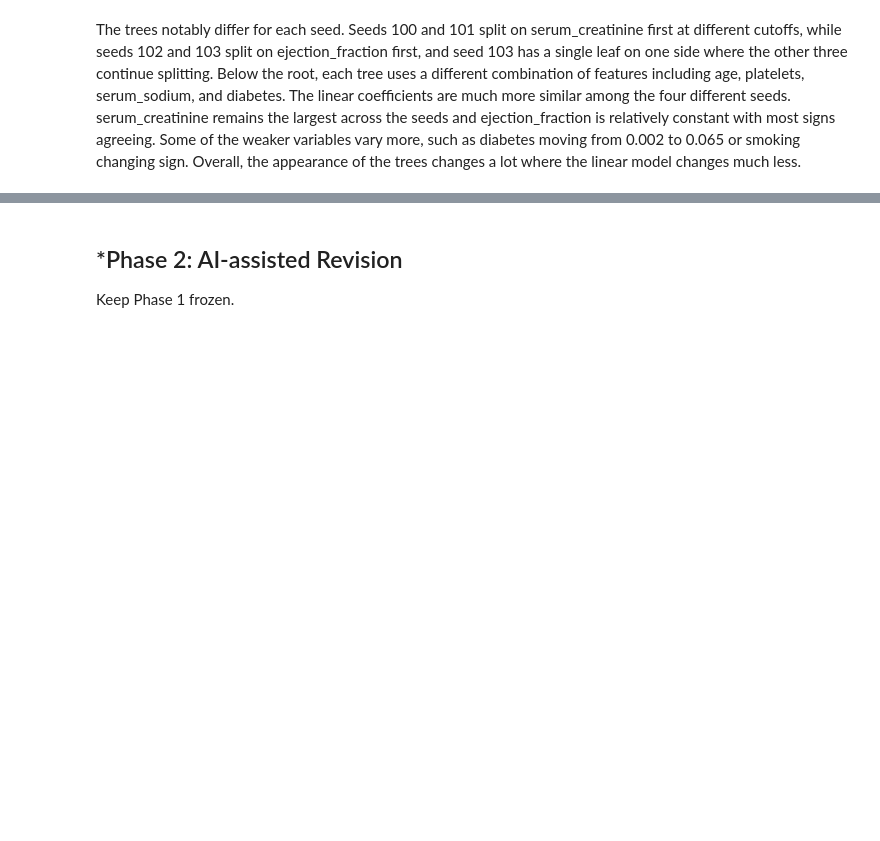
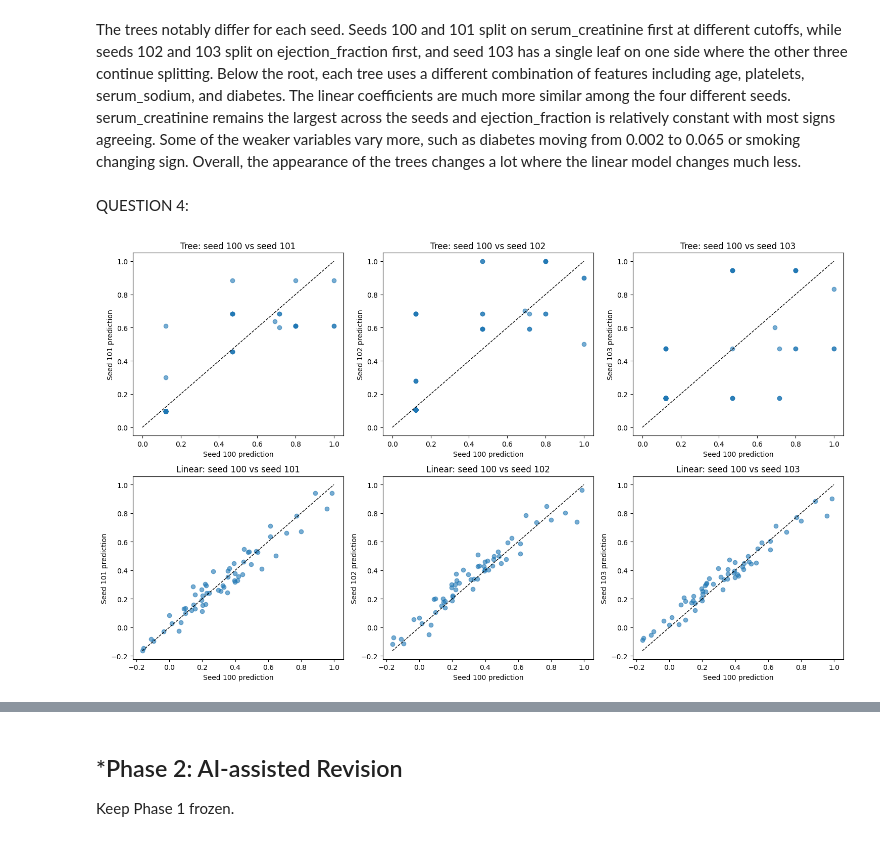
Before and after one commit to willhk10-uva/L03-tree-stability, a Jupyter notebook: L03.ipynb, the cells around one changed output, grey strips where cells are left out. Saved outputs shown, nothing was run; the diff lists cells and outputs as text; code cells hidden in the pictures; blank space fills up the shorter version.

```diff
--- a/L03.ipynb
+++ b/L03.ipynb
@@ -37,5 +40,9 @@ import pandas as pd
 # %%
-df = pd.read_csv('./heart_failure_clinical_records_dataset.csv')
+import os
+
+if not os.path.exists('L03-tree-stability'):
+    !git clone https://github.com/willhk10-uva/L03-tree-stability.git
+df = pd.read_csv('/content/L03-tree-stability/data/heart_failure/heart_failure_clinical_records_dataset.csv')
 print(df.head())
 print(df.dtypes)
 print(df.isnull().sum())
@@ -179,3 +186,20 @@ pd.DataFrame({sd: m.coef_ for sd, m in zip(seeds, linears)}, index=features).rou
 | smoking | 0.028 | -0.002 | 0.028 | 0.030 |
 # %% [markdown]
 The trees notably differ for each seed. Seeds 100 and 101 split on serum_creatinine first at different cutoffs, while seeds 102 and 103 split on ejection_fraction first, and seed 103 has a single leaf on one side where the other three continue splitting. Below the root, each tree uses a different combination of features including age, platelets, serum_sodium, and diabetes. The linear coefficients are much more similar among the four different seeds. serum_creatinine remains the largest across the seeds and ejection_fraction is relatively constant with most signs agreeing. Some of the weaker variables vary more, such as diabetes moving from 0.002 to 0.065 or smoking changing sign. Overall, the appearance of the trees changes a lot where the linear model changes much less.
+# %% [markdown]
+QUESTION 4:
+# %%
+fig, axes = plt.subplots(2, 3, figsize=(15, 9))
+for row, (name, preds) in enumerate([("Tree", tree_predictions), ("Linear", linear_predictions)]):
+    for col, sd in enumerate(seeds[1:]):
+        ax = axes[row, col]
+        ax.scatter(preds[0], preds[col + 1], alpha=0.6)
+        lo, hi = min(preds.min(), 0), max(preds.max(), 1)
+        ax.plot([lo, hi], [lo, hi], "k--", lw=1)
+        ax.set_xlabel("Seed 100 prediction")
+        ax.set_ylabel(f"Seed {sd} prediction")
+        ax.set_title(f"{name}: seed 100 vs seed {sd}")
+plt.tight_layout()
+plt.show()
+# %% [output]
+[figure, added]
```
Also changed, not shown: parts of 7 cells of this notebook.
